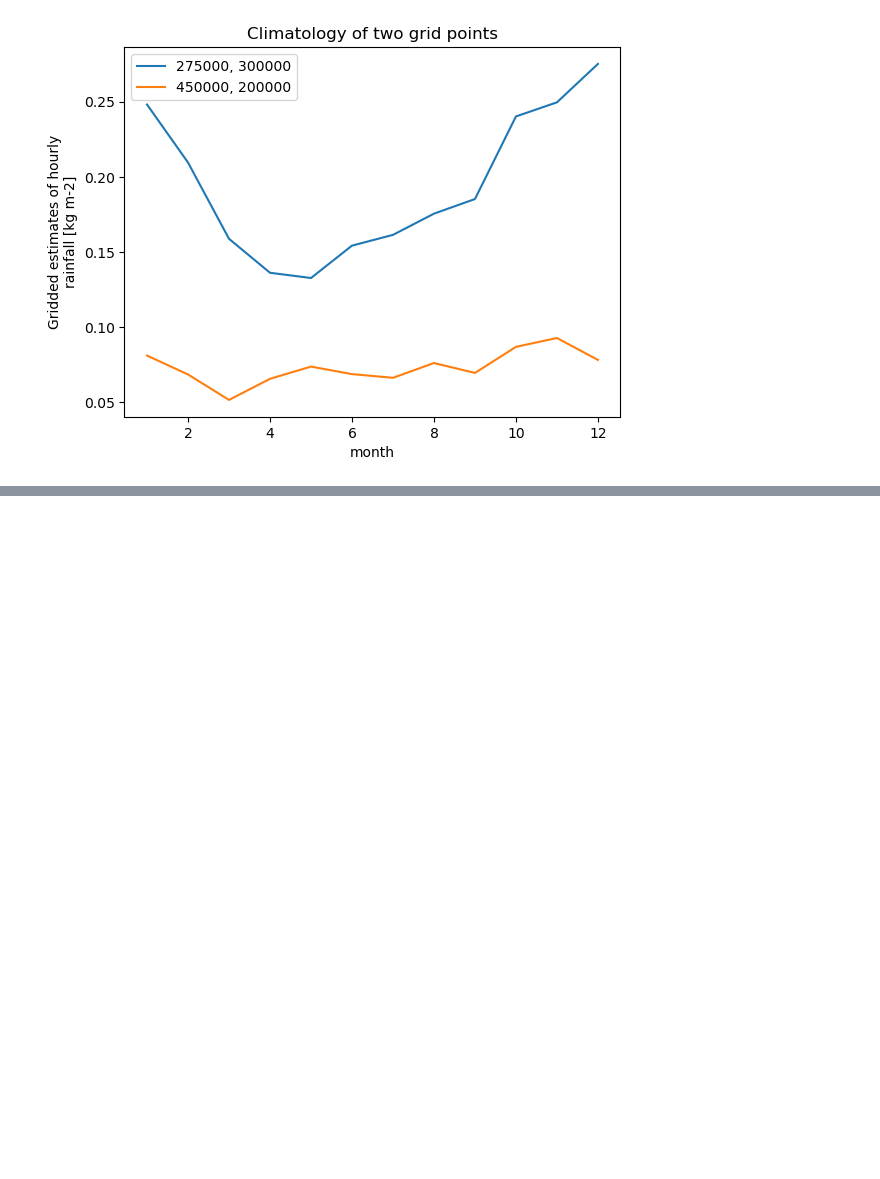
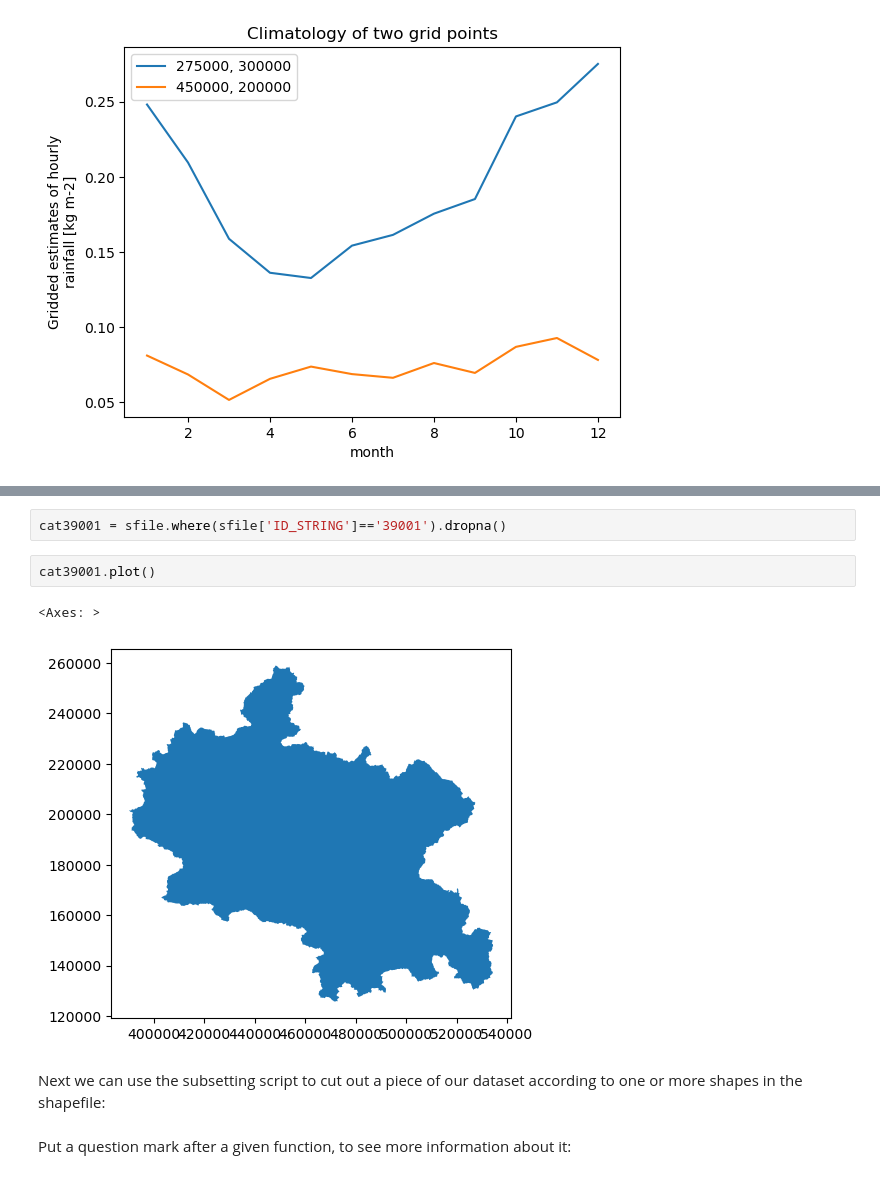
Before and after one commit to NERC-CEH/dri_gridded_data, a Jupyter notebook: notebooks/Example 1.ipynb, the cells around one changed output, grey strips where cells are left out. Saved outputs shown, nothing was run; the diff lists cells and outputs as text; blank space fills up the shorter version.

```diff
--- a/notebooks/Example 1.ipynb
+++ b/notebooks/Example 1.ipynb
@@ -393,0 +451,11 @@ Text(0.5, 1.0, 'Climatology of two grid points')
+# %%
+cat39001 = sfile.where(sfile['ID_STRING']=='39001').dropna()
+# %%
+cat39001.plot()
+# %% [output]
+<Axes: >
+[figure, added]
+# %% [markdown]
+Next we can use the subsetting script to cut out a piece of our dataset according to one or more shapes in the shapefile:
+# %% [markdown]
+Put a question mark after a given function, to see more information about it:
```
Also changed, not shown: parts of 34 cells of this notebook, 6 other files.
